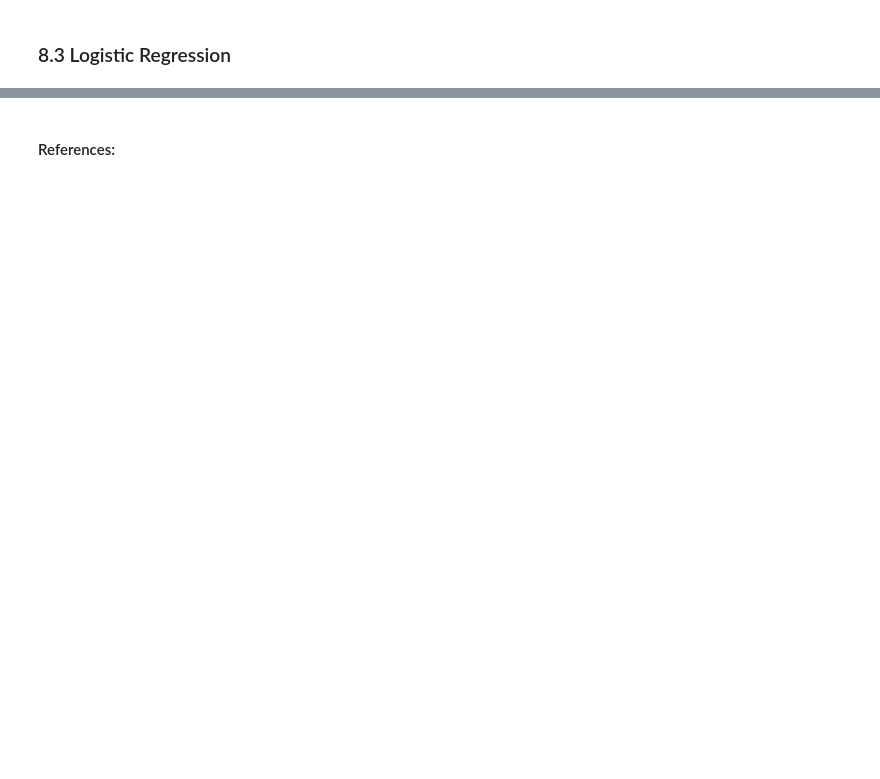
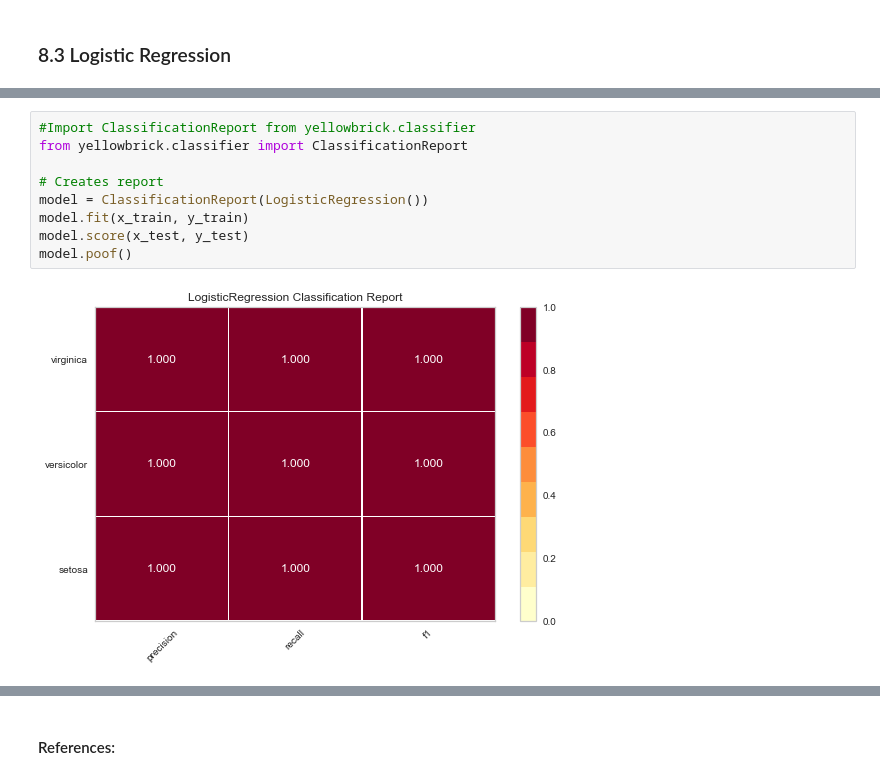
Before and after one commit to kamilam1987/Emerging_Technologies, a Jupyter notebook: iris-datase.ipynb, the cells around one changed output, grey strips where cells are left out. Drawn from its saved outputs; the diff is of its cells as text; blank space fills up the shorter version.

```diff
--- a/iris-datase.ipynb
+++ b/iris-datase.ipynb
@@ -241,0 +379,11 @@ print(accuracy_score(y_test, predictions))
+# %%
+#Import ClassificationReport from yellowbrick.classifier
+from yellowbrick.classifier import ClassificationReport
+
+# Creates report
+model = ClassificationReport(LogisticRegression())
+model.fit(x_train, y_train)
+model.score(x_test, y_test)
+model.poof()
+# %% [output]
+[figure, added]
```
Also changed, not shown: parts of 29 cells of this notebook.
